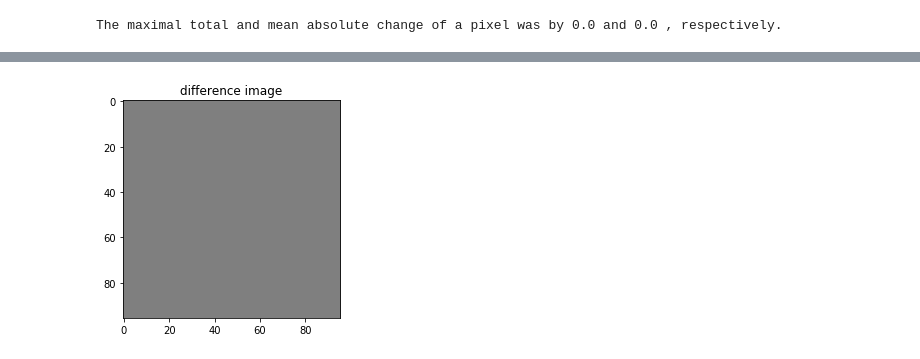
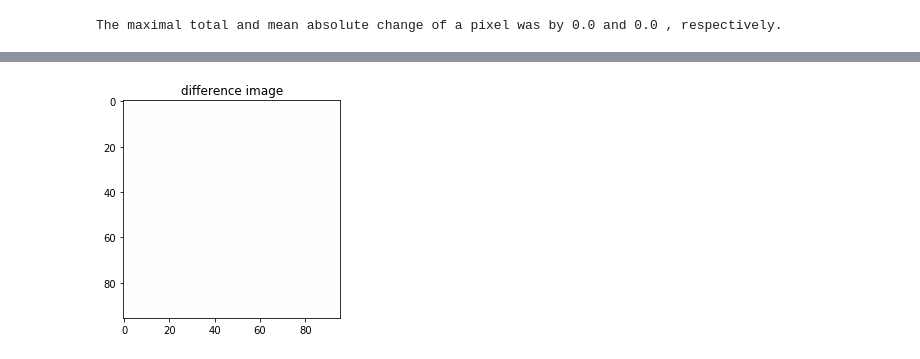
Before and after one commit to mslehre/KI-Block, a Jupyter notebook: exercises/es4-ex1.ipynb, the cells around one changed output, grey strips where cells are left out. Drawn from its saved outputs; the diff is of its cells as text; code cells hidden in the pictures.

```diff
--- a/exercises/es4-ex1.ipynb
+++ b/exercises/es4-ex1.ipynb
@@ -246,8 +215,7 @@ ax[1].set_title("fooling\nP(" + classnames[target_class] + ")=" + str(y_fool_pro
 # %%
 # difference image
-#plt.imshow(0.5 + (x - real_img).numpy().squeeze())
-diff_img = (255 + x_fool - orig_img)/2/255
-plt.imshow(diff_img, vmin = 0, vmax = 1);
+diff_img = np.mean((255 + x_fool - orig_img)/2/255, axis = 2) # average over color dimension
+plt.imshow(diff_img, vmin = 0., vmax = 1., cmap = plt.get_cmap('seismic')); # < 0.5 is blue, > 0.5 is red
 plt.title("difference image");
 # %% [output]
-[figure, old version]
+[figure, new version]
```
Also changed, not shown: parts of 11 cells of this notebook, 1 other file.
